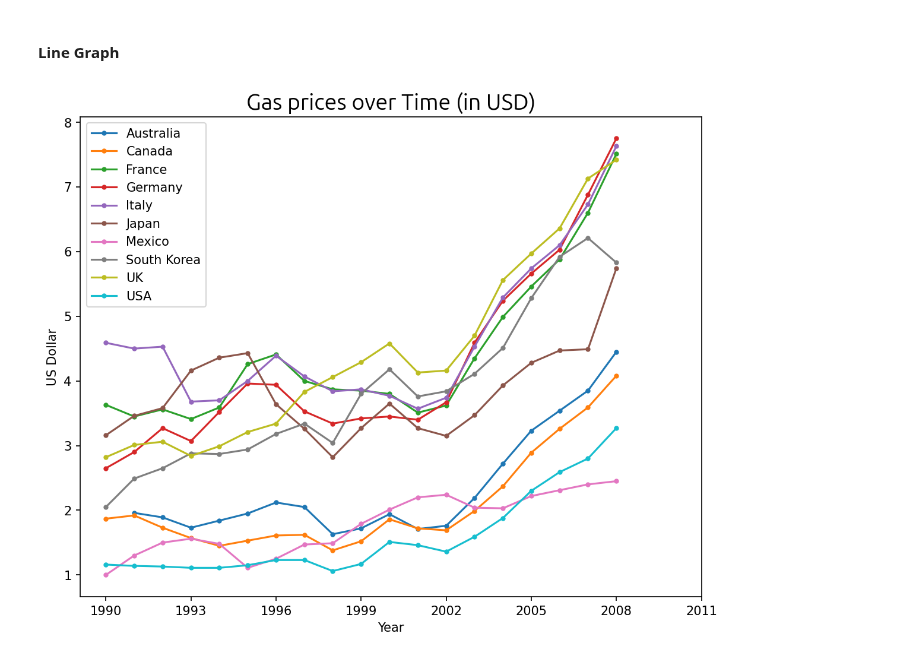
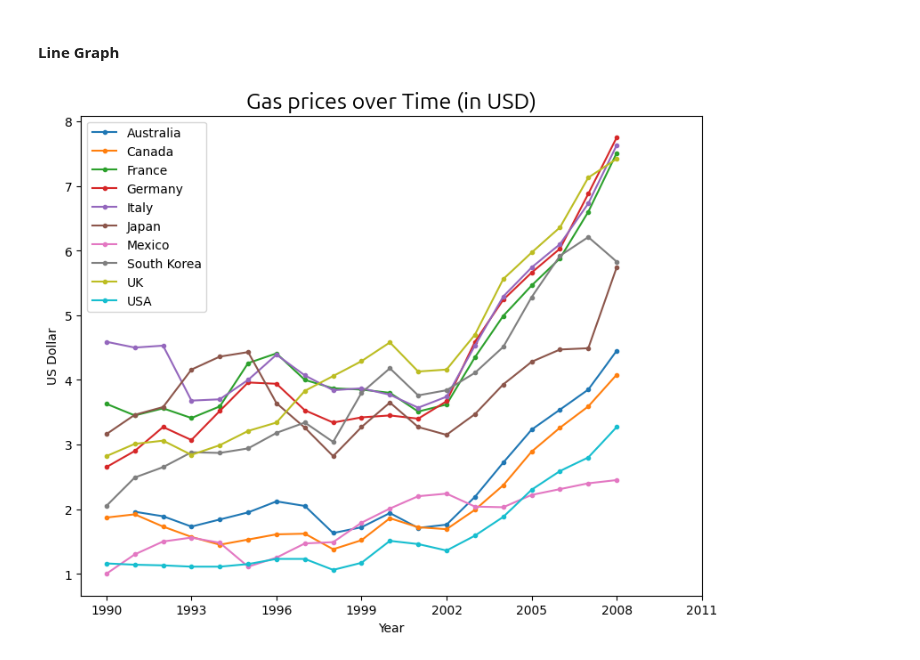
Before and after one commit to sanjaya007/Matplotlib, a Jupyter notebook: real_examples.ipynb, the cells around one changed output. Drawn from its saved outputs; the diff is of its cells as text; code cells hidden in the pictures.

```diff
--- a/real_examples.ipynb
+++ b/real_examples.ipynb
@@ -11,27 +11,27 @@ import pandas as pd
 # %%
 gas = pd.read_csv("gas_prices.csv")
 # print(gas)
 
-plt.figure(figsize=(9, 7), dpi=150)
+plt.figure(figsize=(9, 7), dpi=100)
 
 plt.title("Gas prices over Time (in USD)", fontdict={'fontweight': 'bold', 'fontsize': 18, 'fontfamily': 'Ubuntu'})
 
 # plt.plot(gas.Year, gas.USA, 'b.-', label="USA")
 # plt.plot(gas["Year"], gas.Canada, 'r.-', label="Canada")
 # plt.plot(gas["Year"], gas["Italy"], 'g.-', label="Italy")
 
 for country in gas:
     if country != 'Year':
         plt.plot(gas.Year, gas[country], marker=".", label=country)
 
 
 plt.xticks(gas.Year[::3].tolist() + [2011])
 
 plt.xlabel('Year')
 plt.ylabel('US Dollar')
 
 plt.legend()
 
 plt.show()
 # %% [output]
-[figure, old version]
+[figure, new version]
```
Also changed, not shown: parts of 4 cells of this notebook.
